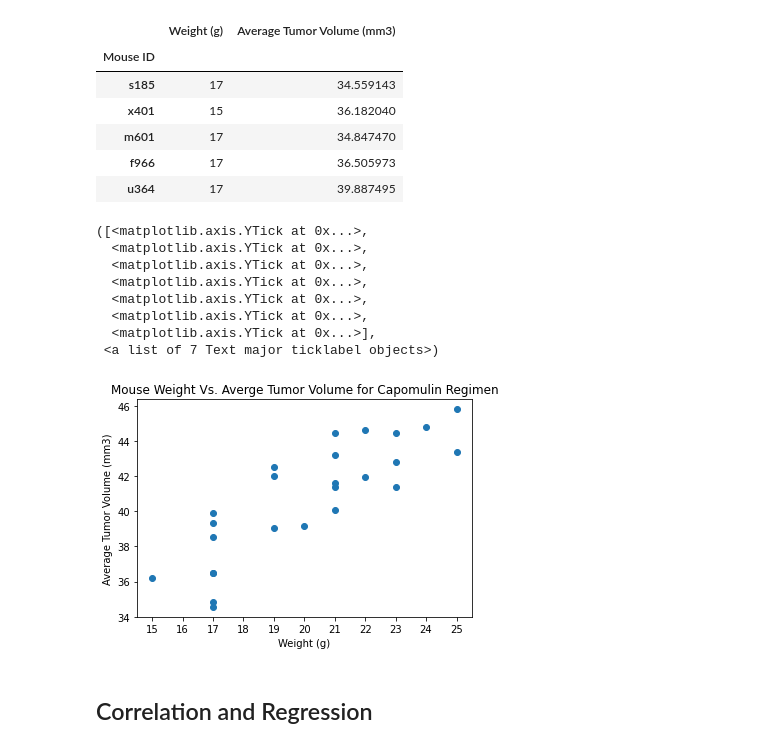
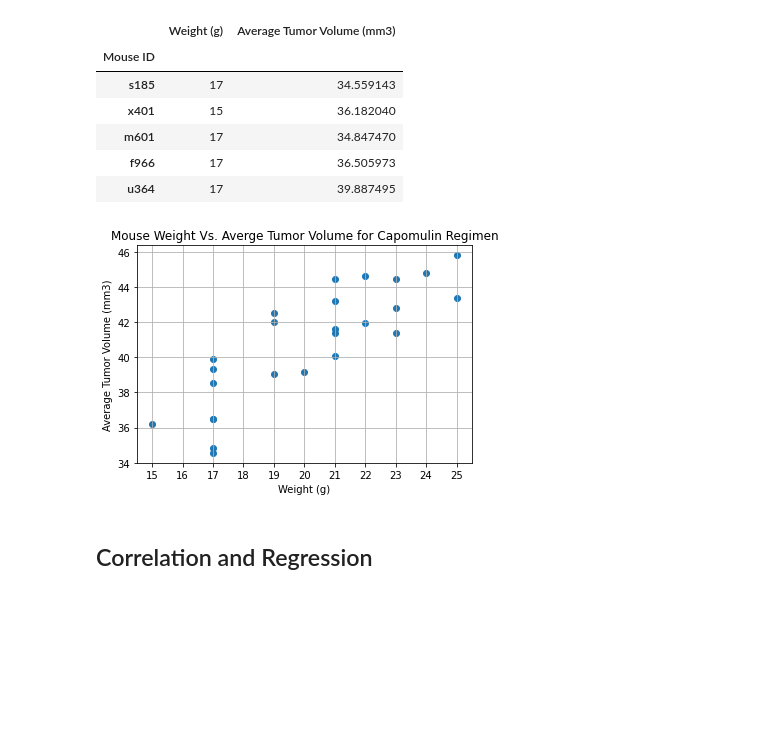
Before and after one commit to cwolf1424/Matplotlib_Challenge, a Jupyter notebook: Pymaceuticals/pymaceuticals.ipynb, the cells around one changed output. Saved outputs shown, nothing was run; the diff lists cells and outputs as text; code cells hidden in the pictures; blank space fills up the shorter version.

```diff
--- a/Pymaceuticals/pymaceuticals.ipynb
+++ b/Pymaceuticals/pymaceuticals.ipynb
@@ -395,21 +409,14 @@ capomulin_weight_volume_df.head()
 # %%
 # Generate a scatter plot of mouse weight vs. the average observed tumor volume for the entire Capomulin regimen
 plt.scatter(capomulin_weight_volume_df["Weight (g)"],capomulin_weight_volume_df["Average Tumor Volume (mm3)"])
 plt.title ("Mouse Weight Vs. Averge Tumor Volume for Capomulin Regimen")
 plt.xlabel ("Weight (g)")
 plt.ylabel ("Average Tumor Volume (mm3)")
 plt.xticks (np.arange(15,26, step=1))
 plt.yticks (np.arange(34,48, step=2))
+plt.grid()
 # %% [output]
-([<matplotlib.axis.YTick at 0x...>,
-  <matplotlib.axis.YTick at 0x...>,
-  <matplotlib.axis.YTick at 0x...>,
-  <matplotlib.axis.YTick at 0x...>,
-  <matplotlib.axis.YTick at 0x...>,
-  <matplotlib.axis.YTick at 0x...>,
-  <matplotlib.axis.YTick at 0x...>],
- <a list of 7 Text major ticklabel objects>)
-[figure, old version]
+[figure, new version]
 # %% [markdown]
 ## Correlation and Regression
 # %%
```
Also changed, not shown: parts of 10 cells of this notebook, 1 other file.
